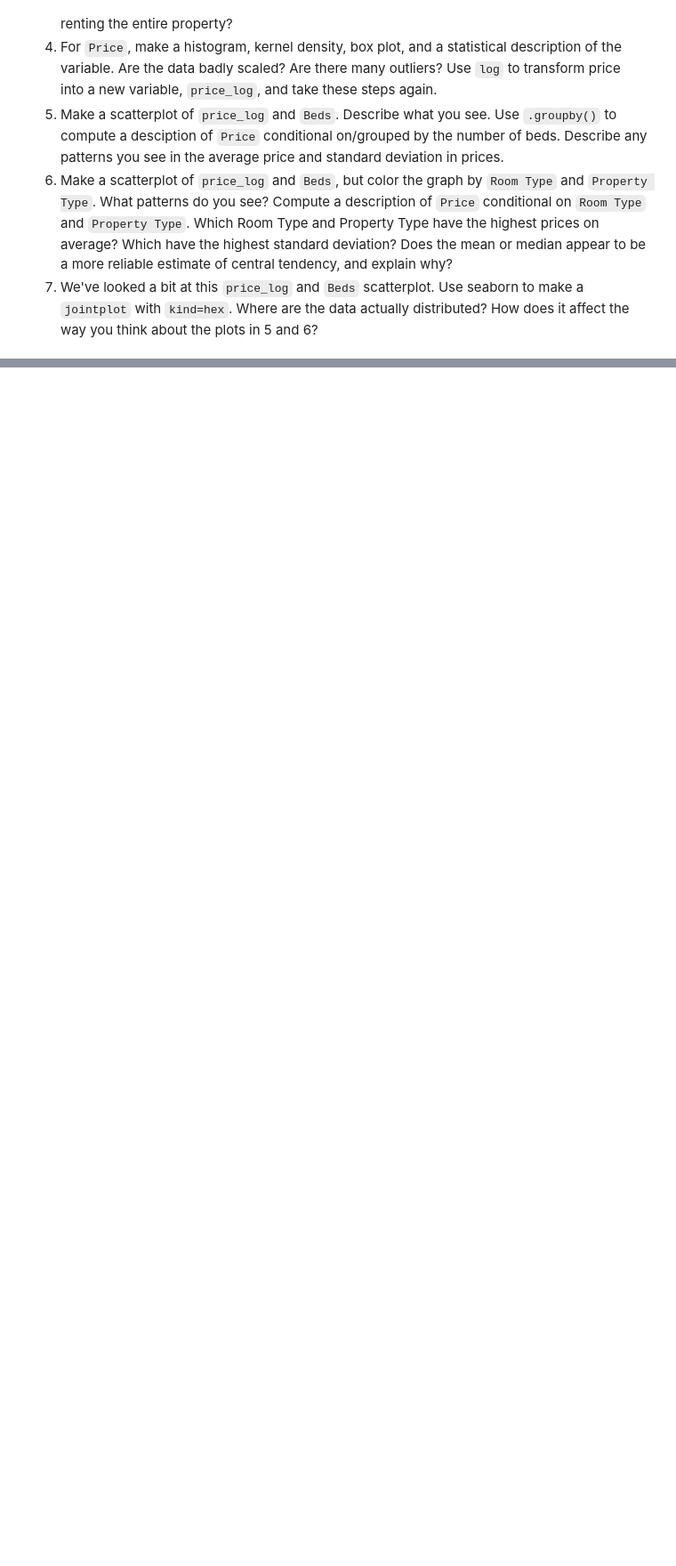
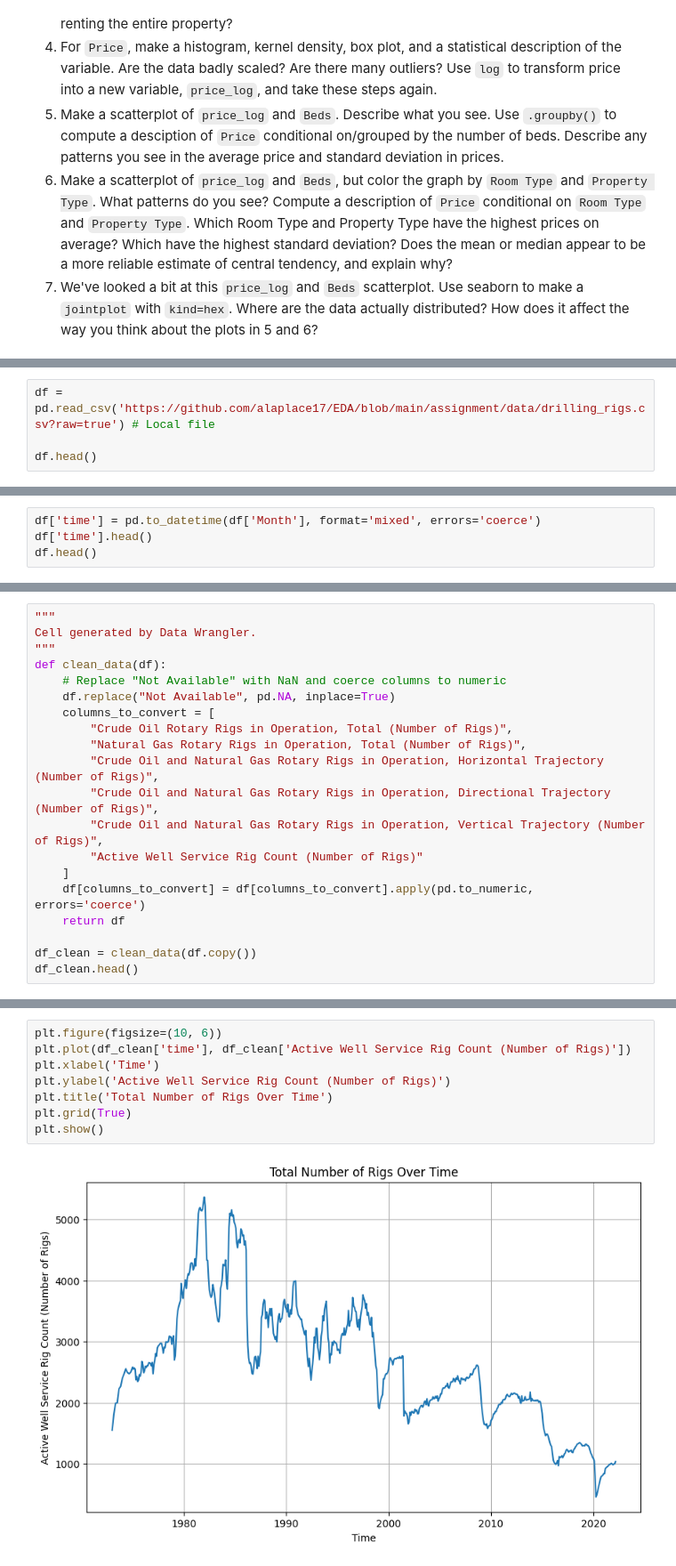
Before and after one commit to alaplace17/EDA, a Jupyter notebook: assignment/assignment.ipynb, the cells around one changed output, grey strips where cells are left out. Shown: that part at 89% size. Cells and saved outputs as stored; diff of their text form; blank space fills up the shorter version.

Commit message:
Draft1 of EDA Assignment

```diff
--- a/assignment/assignment.ipynb
+++ b/assignment/assignment.ipynb
@@ -240,0 +237,4 @@ Name: Foreign Gift Amount, dtype: int64
+# %%
+df = pd.read_csv('https://github.com/alaplace17/EDA/blob/main/assignment/data/drilling_rigs.csv?raw=true') # Local file
+
+df.head()
@@ -240,0 +277,4 @@ Name: Foreign Gift Amount, dtype: int64
+# %%
+df['time'] = pd.to_datetime(df['Month'], format='mixed', errors='coerce')
+df['time'].head()
+df.head()
@@ -240,0 +288,20 @@ Name: Foreign Gift Amount, dtype: int64
+# %%
+"""
+Cell generated by Data Wrangler.
+"""
+def clean_data(df):
+    # Replace "Not Available" with NaN and coerce columns to numeric
+    df.replace("Not Available", pd.NA, inplace=True)
+    columns_to_convert = [
+        "Crude Oil Rotary Rigs in Operation, Total (Number of Rigs)",
+        "Natural Gas Rotary Rigs in Operation, Total (Number of Rigs)",
+        "Crude Oil and Natural Gas Rotary Rigs in Operation, Horizontal Trajectory (Number of Rigs)",
+        "Crude Oil and Natural Gas Rotary Rigs in Operation, Directional Trajectory (Number of Rigs)",
+        "Crude Oil and Natural Gas Rotary Rigs in Operation, Vertical Trajectory (Number of Rigs)",
+        "Active Well Service Rig Count (Number of Rigs)"
+    ]
+    df[columns_to_convert] = df[columns_to_convert].apply(pd.to_numeric, errors='coerce')
+    return df
+
+df_clean = clean_data(df.copy())
+df_clean.head()
@@ -240,0 +321,10 @@ Name: Foreign Gift Amount, dtype: int64
+# %%
+plt.figure(figsize=(10, 6))
+plt.plot(df_clean['time'], df_clean['Active Well Service Rig Count (Number of Rigs)'])
+plt.xlabel('Time')
+plt.ylabel('Active Well Service Rig Count (Number of Rigs)')
+plt.title('Total Number of Rigs Over Time')
+plt.grid(True)
+plt.show()
+# %% [output]
+[figure, added]
```
Also changed, not shown: parts of 19 cells of this notebook.
